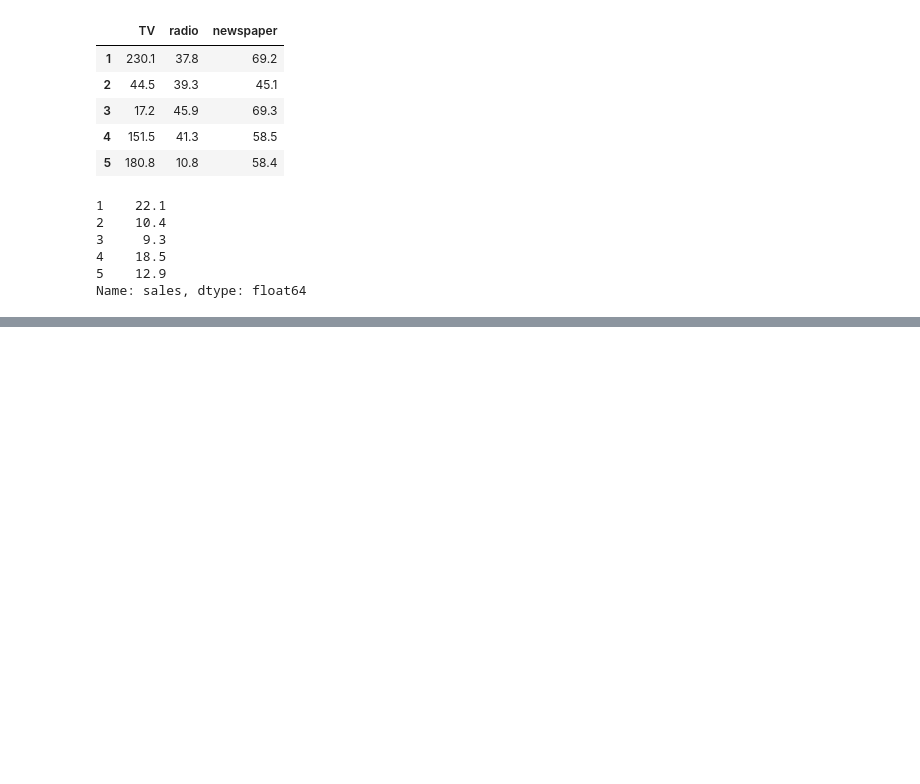
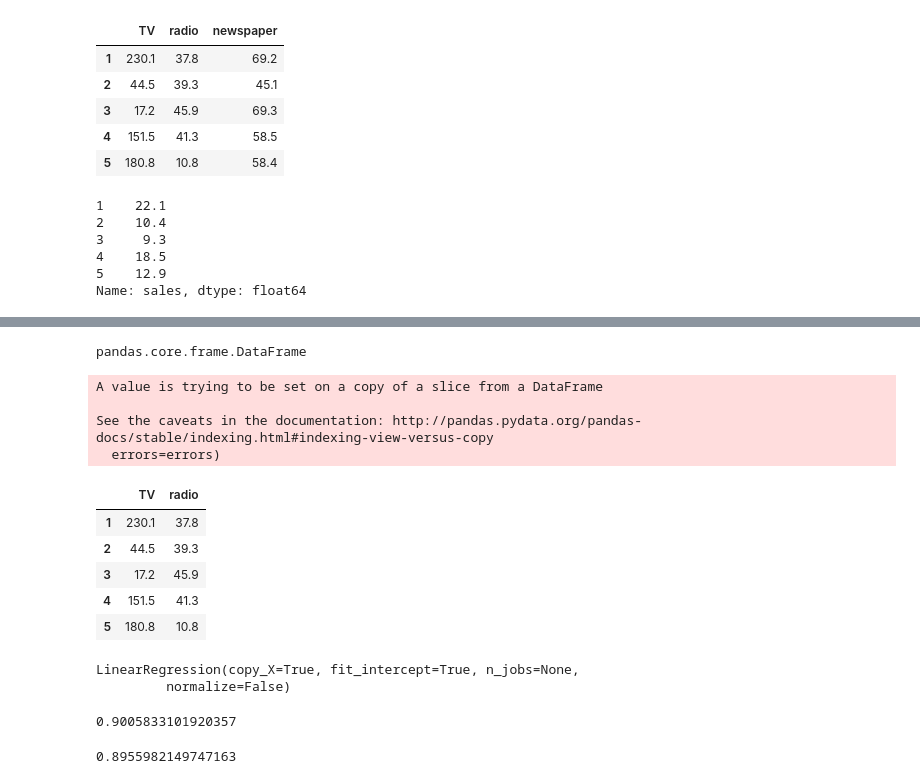
Before and after one commit to imsakshi/Machine-Learning----6-may, a Jupyter notebook: Assumptions of Linear Regression.ipynb, the cells around one changed output, grey strips where cells are left out. Cells and saved outputs as stored; diff of their text form; code cells hidden in the pictures; blank space fills up the shorter version.

```diff
--- a/Assumptions of Linear Regression.ipynb
+++ b/Assumptions of Linear Regression.ipynb
@@ -128,0 +200,20 @@ Name: sales, dtype: float64
+# %%
+type(X)
+# %% [output]
+pandas.core.frame.DataFrame
+# %%
+X.drop("newspaper",axis = 1,inplace = True)
+# %% [output]
+A value is trying to be set on a copy of a slice from a DataFrame
+
+See the caveats in the documentation: http://pandas.pydata.org/pandas-docs/stable/indexing.html#indexing-view-versus-copy
+  errors=errors)
+# %%
+X.head()
+# %% [output]
+|  | TV | radio |
+| 1 | 230.1 | 37.8 |
+| 2 | 44.5 | 39.3 |
+| 3 | 17.2 | 45.9 |
+| 4 | 151.5 | 41.3 |
+| 5 | 180.8 | 10.8 |
@@ -128,0 +223,13 @@ Name: sales, dtype: float64
+# %%
+lr.fit(X_train,y_train)
+# %% [output]
+LinearRegression(copy_X=True, fit_intercept=True, n_jobs=None,
+         normalize=False)
+# %%
+lr.score(X_test,y_test)
+# %% [output]
+0.9005833101920357
+# %%
+lr.score(X_train,y_train)
+# %% [output]
+0.8955982149747163
```
Also changed, not shown: parts of 16 cells of this notebook, 1 other file.
